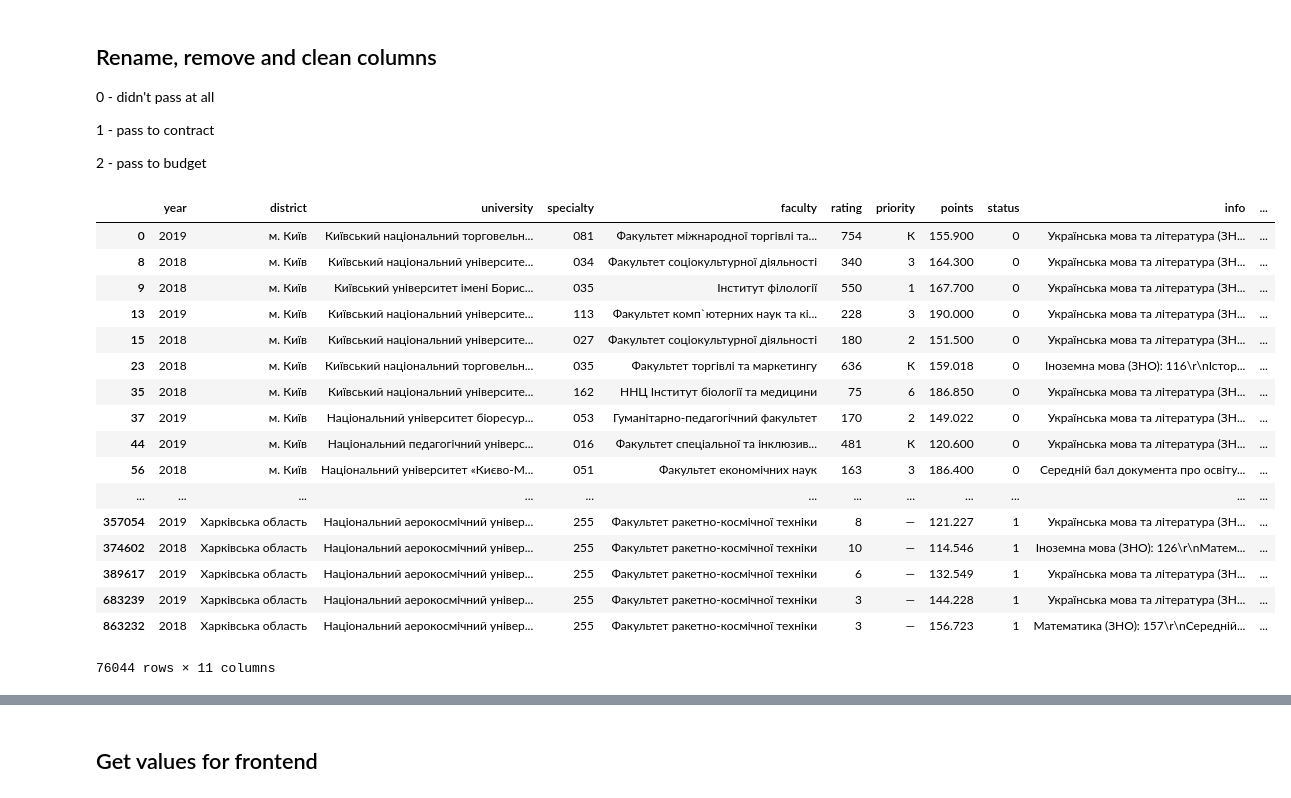
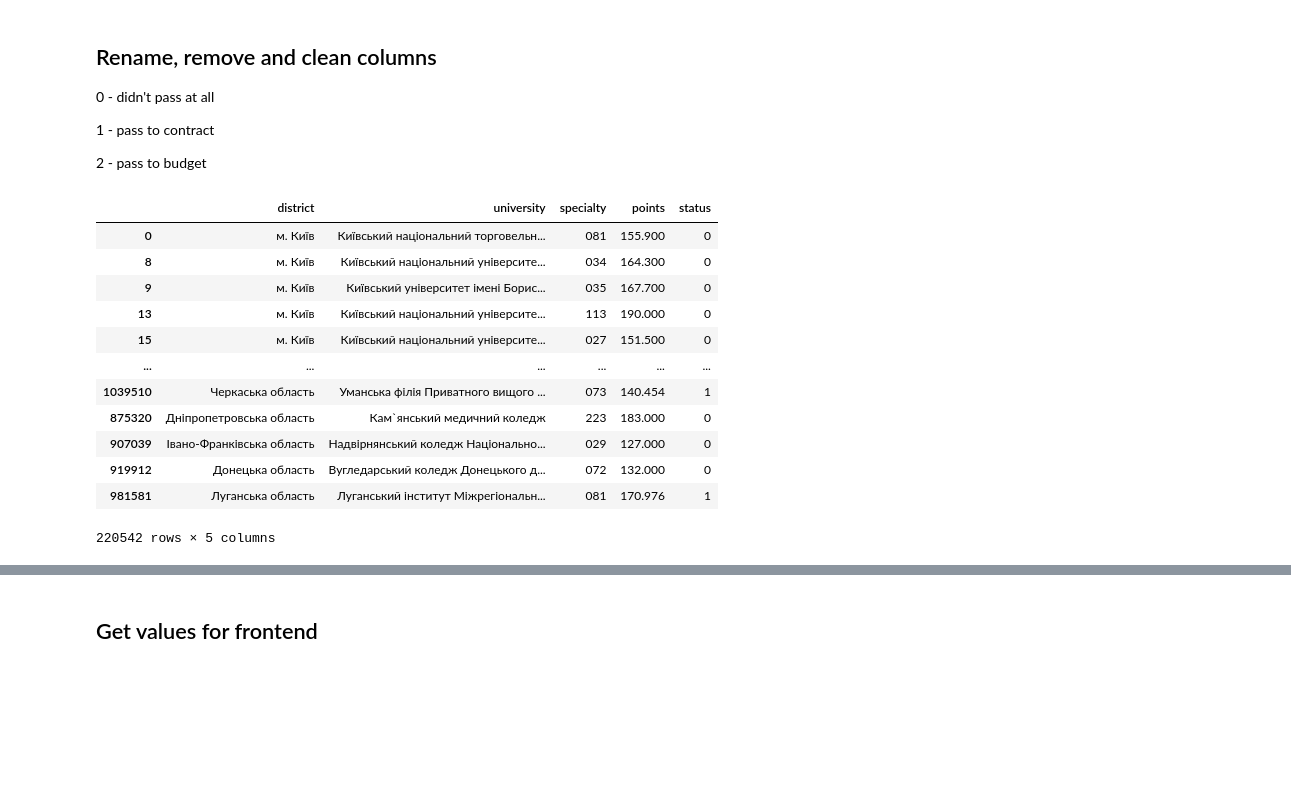
Before and after one commit to DimonLuk/abit_helper_model, a Jupyter notebook: notebooks/preprocess_dataset.ipynb, the cells around one changed output, grey strips where cells are left out. Drawn from its saved outputs; the diff is of its cells as text; code cells hidden in the pictures; blank space fills up the shorter version.

```diff
--- a/notebooks/preprocess_dataset.ipynb
+++ b/notebooks/preprocess_dataset.ipynb
@@ -56,6 +51,7 @@ df.columns = [
     "info",
     "quotas"
 ]
+df = df.drop(["year", "faculty", "info", "quotas", "rating", "priority"], axis=1)
 df["status"] = df["status"].map({
     'До наказу (контракт)': 1,
     'Рекомендовано (контракт)': 1,
@@ -84,37 +80,37 @@ df["specialty"] = df["specialty"].map(lambda val: val[:3])
 # %%
 df = df.query("points <= 200 and points >= 100")
 districts = df.district.unique()
 specialties = df.specialty.unique()
+universities = df.university.unique()
 accum = []
 for dis in districts:
     accum.append(df.loc[(df["district"] == dis) & (df["status"] == 0)][:NUMBER_OF_ELEMENTS_TO_TAKE])
     accum.append(df.loc[(df["district"] == dis) & (df["status"] == 1)][:NUMBER_OF_ELEMENTS_TO_TAKE])
     accum.append(df.loc[(df["district"] == dis) & (df["status"] == 2)][:NUMBER_OF_ELEMENTS_TO_TAKE])
 for spec in specialties:
     accum.append(df.loc[(df["specialty"] == spec) & (df["status"] == 0)][:NUMBER_OF_ELEMENTS_TO_TAKE])
     accum.append(df.loc[(df["specialty"] == spec) & (df["status"] == 1)][:NUMBER_OF_ELEMENTS_TO_TAKE])
     accum.append(df.loc[(df["specialty"] == spec) & (df["status"] == 2)][:NUMBER_OF_ELEMENTS_TO_TAKE])
+for un in universities:
+    accum.append(df.loc[(df["university"] == un) & (df["status"] == 0)][:NUMBER_OF_ELEMENTS_TO_TAKE])
+    accum.append(df.loc[(df["university"] == un) & (df["status"] == 1)][:NUMBER_OF_ELEMENTS_TO_TAKE])
+    accum.append(df.loc[(df["university"] == un) & (df["status"] == 2)][:NUMBER_OF_ELEMENTS_TO_TAKE])
 df = pd.concat(accum)
 df
 # %% [output]
-|  | year | district | university | specialty | faculty | rating | priority | points | status | info | ... |
-| 0 | 2019 | м. Київ | Київський національний торговельн... | 081 | Факультет міжнародної торгівлі та... | 754 | К | 155.900 | 0 | Українська мова та література (ЗН... | ... |
-| 8 | 2018 | м. Київ | Київський національний університе... | 034 | Факультет соціокультурної діяльності | 340 | 3 | 164.300 | 0 | Українська мова та література (ЗН... | ... |
-| 9 | 2018 | м. Київ | Київський університет імені Борис... | 035 | Інститут філології | 550 | 1 | 167.700 | 0 | Українська мова та література (ЗН... | ... |
-| 13 | 2019 | м. Київ | Київський національний університе... | 113 | Факультет комп`ютерних наук та кі... | 228 | 3 | 190.000 | 0 | Українська мова та література (ЗН... | ... |
-| 15 | 2018 | м. Київ | Київський національний університе... | 027 | Факультет соціокультурної діяльності | 180 | 2 | 151.500 | 0 | Українська мова та література (ЗН... | ... |
-| 23 | 2018 | м. Київ | Київський національний торговельн... | 035 | Факультет торгівлі та маркетингу | 636 | К | 159.018 | 0 | Іноземна мова (ЗНО): 116\r\nІстор... | ... |
-| 35 | 2018 | м. Київ | Київський національний університе... | 162 | ННЦ Інститут біології та медицини | 75 | 6 | 186.850 | 0 | Українська мова та література (ЗН... | ... |
-| 37 | 2019 | м. Київ | Національний університет біоресур... | 053 | Гуманітарно-педагогічний факультет | 170 | 2 | 149.022 | 0 | Українська мова та література (ЗН... | ... |
-| 44 | 2019 | м. Київ | Національний педагогічний універс... | 016 | Факультет спеціальної та інклюзив... | 481 | К | 120.600 | 0 | Українська мова та література (ЗН... | ... |
-| 56 | 2018 | м. Київ | Національний університет «Києво-М... | 051 | Факультет економічних наук | 163 | 3 | 186.400 | 0 | Середній бал документа про освіту... | ... |
-| ... | ... | ... | ... | ... | ... | ... | ... | ... | ... | ... | ... |
-| 357054 | 2019 | Харківська область | Національний аерокосмічний універ... | 255 | Факультет ракетно-космічної техніки | 8 | — | 121.227 | 1 | Українська мова та література (ЗН... | ... |
-| 374602 | 2018 | Харківська область | Національний аерокосмічний універ... | 255 | Факультет ракетно-космічної техніки | 10 | — | 114.546 | 1 | Іноземна мова (ЗНО): 126\r\nМатем... | ... |
-| 389617 | 2019 | Харківська область | Національний аерокосмічний універ... | 255 | Факультет ракетно-космічної техніки | 6 | — | 132.549 | 1 | Українська мова та література (ЗН... | ... |
-| 683239 | 2019 | Харківська область | Національний аерокосмічний універ... | 255 | Факультет ракетно-космічної техніки | 3 | — | 144.228 | 1 | Українська мова та література (ЗН... | ... |
-| 863232 | 2018 | Харківська область | Національний аерокосмічний універ... | 255 | Факультет ракетно-космічної техніки | 3 | — | 156.723 | 1 | Математика (ЗНО): 157\r\nСередній... | ... |
+|  | district | university | specialty | points | status |
+| 0 | м. Київ | Київський національний торговельн... | 081 | 155.900 | 0 |
+| 8 | м. Київ | Київський національний університе... | 034 | 164.300 | 0 |
+| 9 | м. Київ | Київський університет імені Борис... | 035 | 167.700 | 0 |
+| 13 | м. Київ | Київський національний університе... | 113 | 190.000 | 0 |
+| 15 | м. Київ | Київський національний університе... | 027 | 151.500 | 0 |
+| ... | ... | ... | ... | ... | ... |
+| 1039510 | Черкаська область | Уманська філія Приватного вищого ... | 073 | 140.454 | 1 |
+| 875320 | Дніпропетровська область | Кам`янський медичний коледж | 223 | 183.000 | 0 |
+| 907039 | Івано-Франківська область | Надвірнянський коледж Національно... | 029 | 127.000 | 0 |
+| 919912 | Донецька область | Вугледарський коледж Донецького д... | 072 | 132.000 | 0 |
+| 981581 | Луганська область | Луганський інститут Міжрегіональн... | 081 | 170.976 | 1 |
-76044 rows × 11 columns
+220542 rows × 5 columns
 # %%
 budget = df.query("status == 2")
 contract = df.query("status == 1").sample(n=5000)
```
Also changed, not shown: parts of 7 cells of this notebook, 4 other files.
